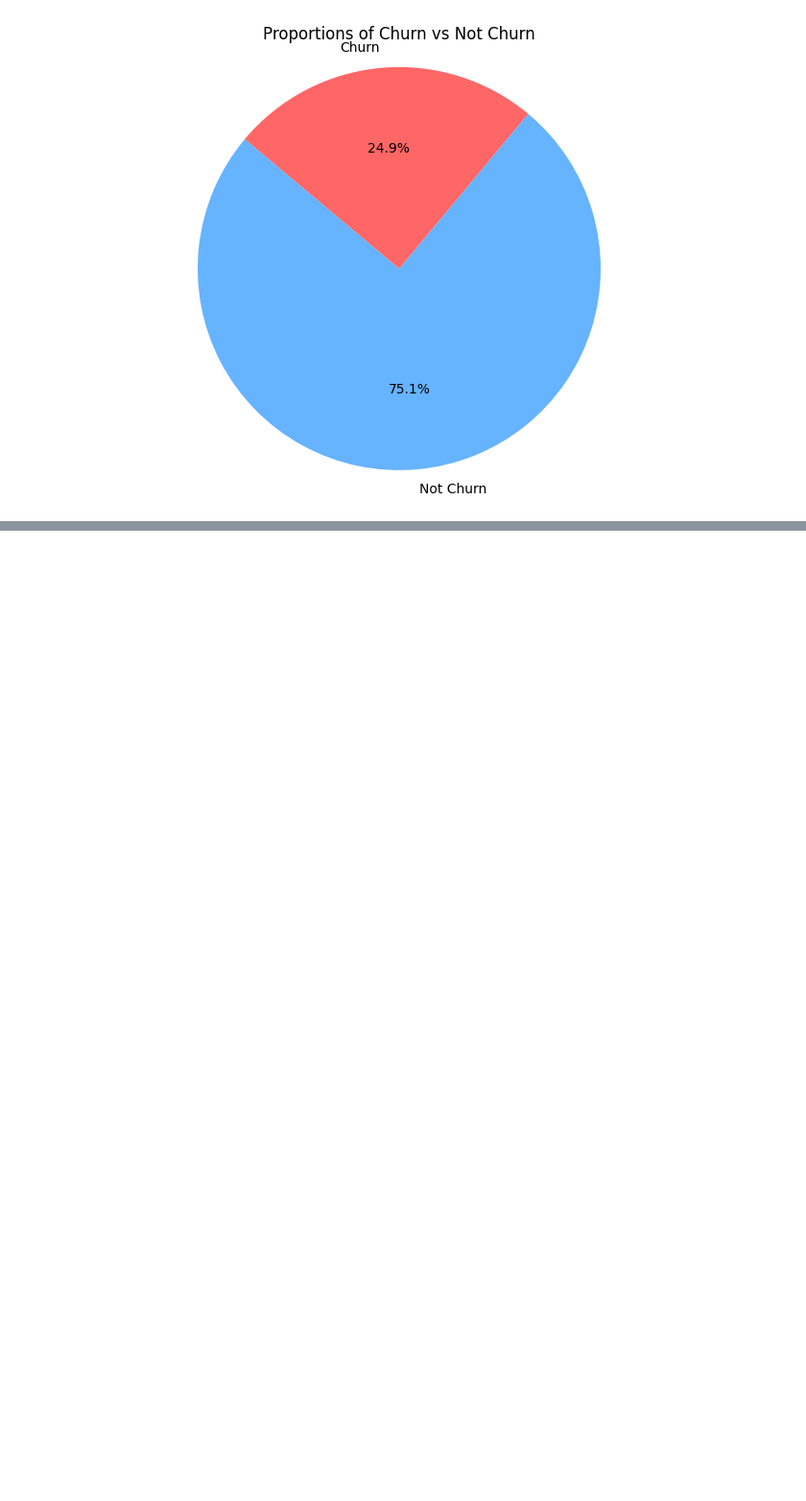
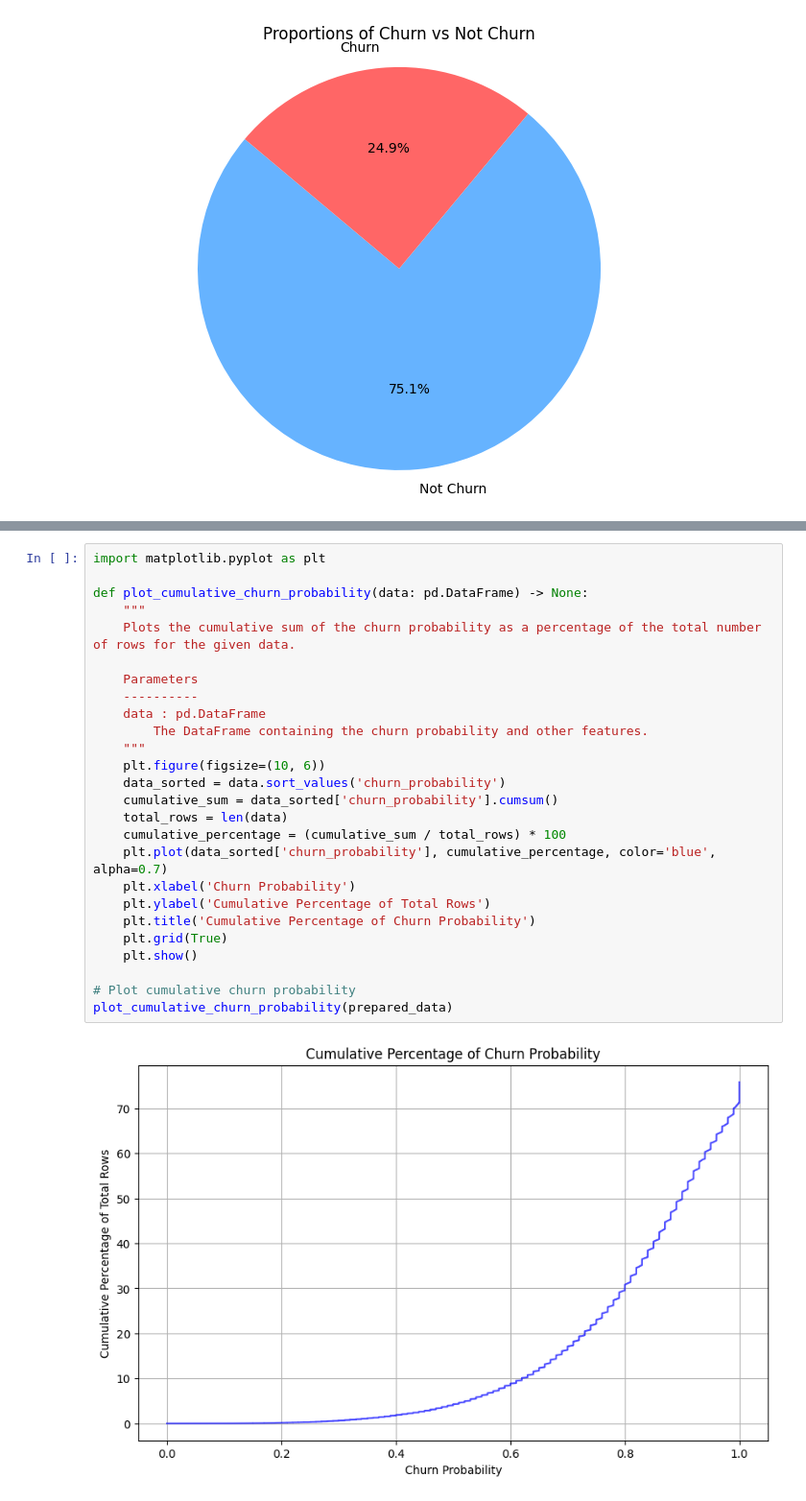
Before and after one commit to alexcalabrese/marketing_project, a Jupyter notebook: 03_churn_rfm.ipynb, the cells around one changed output, grey strips where cells are left out. Shown at 96% size. Drawn from its saved outputs; the diff is of its cells as text; blank space fills up the shorter version.

```diff
--- a/03_churn_rfm.ipynb
+++ b/03_churn_rfm.ipynb
@@ -308,0 +346,28 @@ plt.show()
+# %%
+import matplotlib.pyplot as plt
+
+def plot_cumulative_churn_probability(data: pd.DataFrame) -> None:
+    """
+    Plots the cumulative sum of the churn probability as a percentage of the total number of rows for the given data.
+
+    Parameters
+    ----------
+    data : pd.DataFrame
+        The DataFrame containing the churn probability and other features.
+    """
+    plt.figure(figsize=(10, 6))
+    data_sorted = data.sort_values('churn_probability')
+    cumulative_sum = data_sorted['churn_probability'].cumsum()
+    total_rows = len(data)
+    cumulative_percentage = (cumulative_sum / total_rows) * 100
+    plt.plot(data_sorted['churn_probability'], cumulative_percentage, color='blue', alpha=0.7)
+    plt.xlabel('Churn Probability')
+    plt.ylabel('Cumulative Percentage of Total Rows')
+    plt.title('Cumulative Percentage of Churn Probability')
+    plt.grid(True)
+    plt.show()
+
+# Plot cumulative churn probability
+plot_cumulative_churn_probability(prepared_data)
+# %% [output]
+[figure, added]
```
Also changed, not shown: parts of 8 cells of this notebook, 1 other file.
